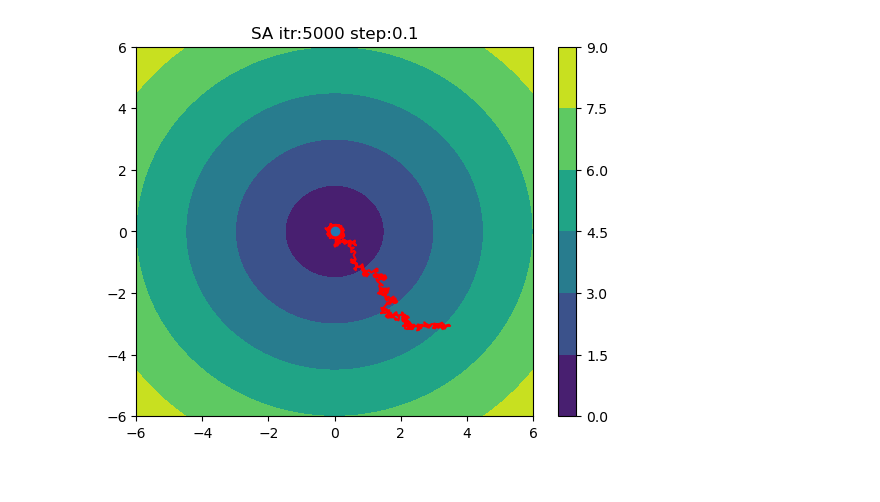
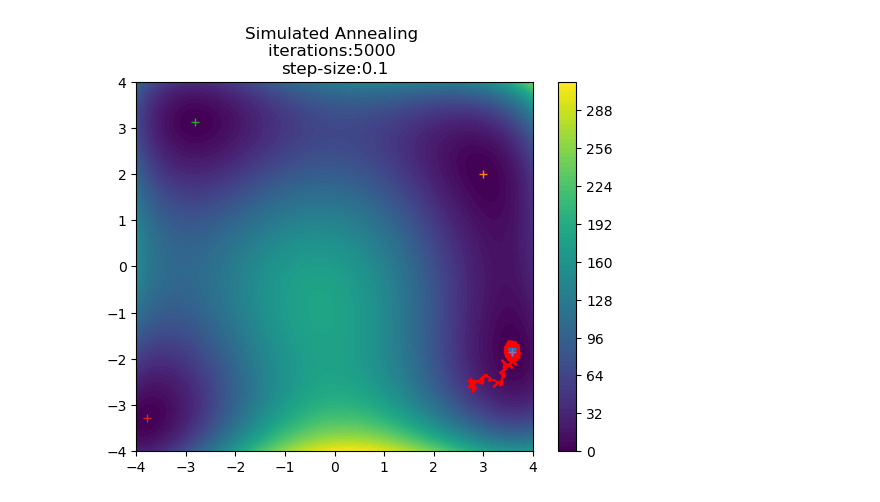
Before and after one commit to thmeier/sapso, a Jupyter notebook: Simulated Annealing.ipynb, the cells around one changed output. Drawn from its saved outputs; the diff is of its cells as text; code cells hidden in the pictures.

Commit message:
test functions

```diff
--- a/Simulated Annealing.ipynb
+++ b/Simulated Annealing.ipynb
@@ -44,3 +42,0 @@ def simulated_annealing(objective, area, iterations, step_size, t):
-# %%
-def objective(x):
-    return np.linalg.norm(x)
@@ -47,33 +50,44 @@ def objective(x):
+# %%
+class Himmelblau:
+    area = np.asarray([[-4.0, 4.0], [-4.0, 4.0]])
+    min = np.asarray([[3.0, 2.0], [-2.805118, 3.131312], [-3.779310, -3.283186], [3.584428, -1.848126]])
+
+    def objective(x):
+        return (x[0]**2 + x[1] - 11)**2 + (x[0] + x[1]**2 - 7)**2
 # %%
-np.random.seed(13) # randomize seed
-# define the area of the search space
-area = np.asarray([[-6.0, 6.0], [-6.0, 6.0]])
+np.random.seed(15) # randomize seed
+
+# define testfunction, objective, area
+test_function = Himmelblau
+
+objective = test_function.objective
+area = test_function.area
+min = test_function.min
+
 iterations = 5000
 step_size = 0.1
-# perform the simulated annealing search
 
 p_best, f_best, values = simulated_annealing(objective, area, iterations, step_size, temperature)
 # %%
 resolution = 100
-xlist = np.linspace(area[0, 0], area[0, 1], resolution)
-ylist = np.linspace(area[1, 0], area[1, 1], resolution)
-X, Y = np.meshgrid(xlist, ylist)
+xlist = np.linspace(area[1, 0], area[1, 1], resolution)
+ylist = np.linspace(area[0, 0], area[0, 1], resolution)
+Y, X = np.meshgrid(xlist, ylist)
+I = np.stack([X, Y], axis=-1)
 
 Z = np.zeros((resolution, resolution))
-for i, x in enumerate(xlist):
-    for j, y in enumerate(ylist):
-        Z[i, j] = objective(np.array([x, y]))
+Z = np.apply_along_axis(objective, -1, I)
 
 fig , ax = plt.subplots(1,1)
 
-cp = ax.contourf(X, Y, Z)
+cp = ax.contourf(X, Y, Z, levels = 100)
 fig.colorbar(cp) # Add a colorbar to a plot
 ax.plot(values[0], values[1], 'r-')
-ax.plot(p_best[0], p_best[1], 'o-')
-ax.set_title(f'SA itr:{iterations} step:{step_size}')
-#ax.set_xlabel('x (cm)')
-#ax.set_ylabel('y (cm)')
+ax.plot(p_best[0], p_best[1], 'v')
+for el in min:
+    ax.plot(el[0], el[1], '+')
+ax.set_title(f'Simulated Annealing \niterations:{iterations} \nstep-size:{step_size}')
 plt.show()
 # %% [output]
-[figure, old version]
+[figure, new version]
 # %%
```
Also changed, not shown: parts of 4 cells of this notebook.
